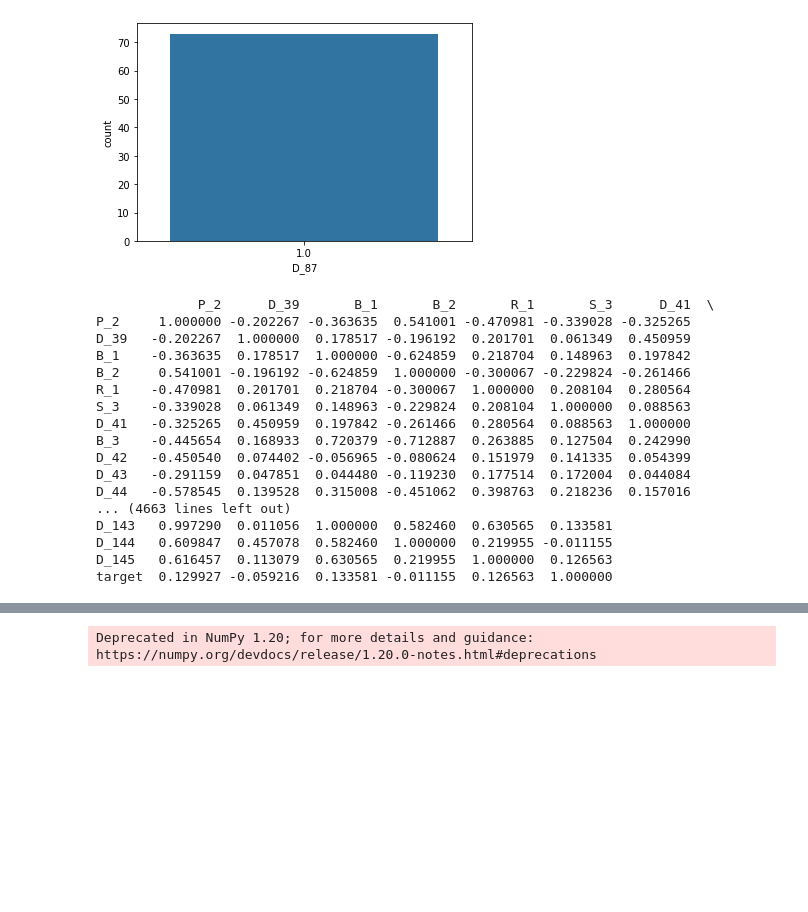
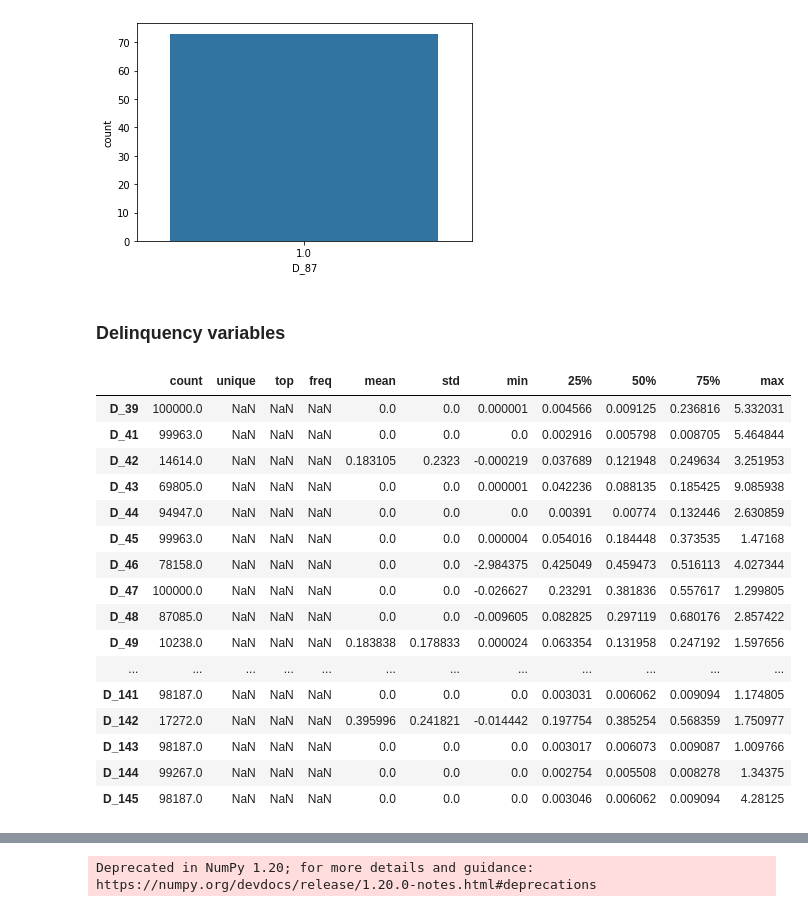
Before and after one commit to akanshakhandelwal/Kaggle, a Jupyter notebook: AmericanExpress_copy.ipynb, the cells around one changed output, grey strips where cells are left out. Saved outputs shown, nothing was run; the diff lists cells and outputs as text; code cells hidden in the pictures; blank space fills up the shorter version.

```diff
--- a/AmericanExpress_copy.ipynb
+++ b/AmericanExpress_copy.ipynb
@@ -333,23 +335,25 @@ for col in ['B_31','D_87']:
 # %% [output]
 [figure]
 [figure]
-# %%
-train_data.corr()
-# %% [output]
-             P_2      D_39       B_1       B_2       R_1       S_3      D_41  \
-P_2     1.000000 -0.202267 -0.363635  0.541001 -0.470981 -0.339028 -0.325265
-D_39   -0.202267  1.000000  0.178517 -0.196192  0.201701  0.061349  0.450959
-B_1    -0.363635  0.178517  1.000000 -0.624859  0.218704  0.148963  0.197842
-B_2     0.541001 -0.196192 -0.624859  1.000000 -0.300067 -0.229824 -0.261466
-R_1    -0.470981  0.201701  0.218704 -0.300067  1.000000  0.208104  0.280564
-S_3    -0.339028  0.061349  0.148963 -0.229824  0.208104  1.000000  0.088563
-D_41   -0.325265  0.450959  0.197842 -0.261466  0.280564  0.088563  1.000000
-B_3    -0.445654  0.168933  0.720379 -0.712887  0.263885  0.127504  0.242990
-D_42   -0.450540  0.074402 -0.056965 -0.080624  0.151979  0.141335  0.054399
-D_43   -0.291159  0.047851  0.044480 -0.119230  0.177514  0.172004  0.044084
-D_44   -0.578545  0.139528  0.315008 -0.451062  0.398763  0.218236  0.157016
-... (4663 lines left out)
-D_143   0.997290  0.011056  1.000000  0.582460  0.630565  0.133581
-D_144   0.609847  0.457078  0.582460  1.000000  0.219955 -0.011155
-D_145   0.616457  0.113079  0.630565  0.219955  1.000000  0.126563
-target  0.129927 -0.059216  0.133581 -0.011155  0.126563  1.000000
+# %% [markdown]
+### Delinquency variables
+# %%
+train_data[features_Delinquency].describe(include='all').T
+# %% [output]
+|  | count | unique | top | freq | mean | std | min | 25% | 50% | 75% | max |
+| D_39 | 100000.0 | NaN | NaN | NaN | 0.0 | 0.0 | 0.000001 | 0.004566 | 0.009125 | 0.236816 | 5.332031 |
+| D_41 | 99963.0 | NaN | NaN | NaN | 0.0 | 0.0 | 0.0 | 0.002916 | 0.005798 | 0.008705 | 5.464844 |
+| D_42 | 14614.0 | NaN | NaN | NaN | 0.183105 | 0.2323 | -0.000219 | 0.037689 | 0.121948 | 0.249634 | 3.251953 |
+| D_43 | 69805.0 | NaN | NaN | NaN | 0.0 | 0.0 | 0.000001 | 0.042236 | 0.088135 | 0.185425 | 9.085938 |
+| D_44 | 94947.0 | NaN | NaN | NaN | 0.0 | 0.0 | 0.0 | 0.00391 | 0.00774 | 0.132446 | 2.630859 |
+| D_45 | 99963.0 | NaN | NaN | NaN | 0.0 | 0.0 | 0.000004 | 0.054016 | 0.184448 | 0.373535 | 1.47168 |
+| D_46 | 78158.0 | NaN | NaN | NaN | 0.0 | 0.0 | -2.984375 | 0.425049 | 0.459473 | 0.516113 | 4.027344 |
+| D_47 | 100000.0 | NaN | NaN | NaN | 0.0 | 0.0 | -0.026627 | 0.23291 | 0.381836 | 0.557617 | 1.299805 |
+| D_48 | 87085.0 | NaN | NaN | NaN | 0.0 | 0.0 | -0.009605 | 0.082825 | 0.297119 | 0.680176 | 2.857422 |
+| D_49 | 10238.0 | NaN | NaN | NaN | 0.183838 | 0.178833 | 0.000024 | 0.063354 | 0.131958 | 0.247192 | 1.597656 |
+| ... | ... | ... | ... | ... | ... | ... | ... | ... | ... | ... | ... |
+| D_141 | 98187.0 | NaN | NaN | NaN | 0.0 | 0.0 | 0.0 | 0.003031 | 0.006062 | 0.009094 | 1.174805 |
+| D_142 | 17272.0 | NaN | NaN | NaN | 0.395996 | 0.241821 | -0.014442 | 0.197754 | 0.385254 | 0.568359 | 1.750977 |
+| D_143 | 98187.0 | NaN | NaN | NaN | 0.0 | 0.0 | 0.0 | 0.003017 | 0.006073 | 0.009087 | 1.009766 |
+| D_144 | 99267.0 | NaN | NaN | NaN | 0.0 | 0.0 | 0.0 | 0.002754 | 0.005508 | 0.008278 | 1.34375 |
+| D_145 | 98187.0 | NaN | NaN | NaN | 0.0 | 0.0 | 0.0 | 0.003046 | 0.006062 | 0.009094 | 4.28125 |
```
Also changed, not shown: parts of 4 cells of this notebook.
